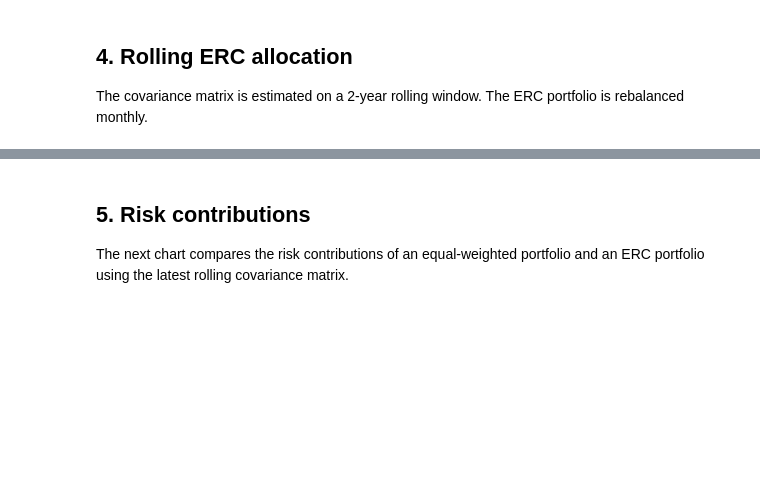
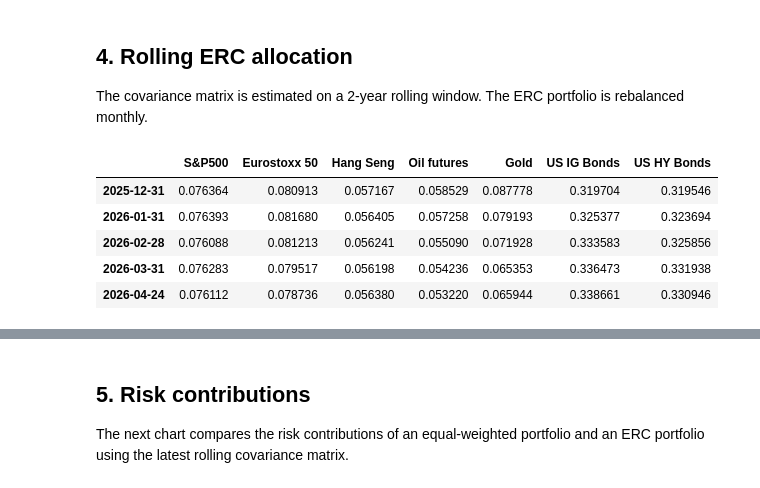
Before and after one commit to saadsch/EMIF, a Jupyter notebook: EMIF_Class12_ERC_DCC_betas_application.ipynb, the cells around one changed output, grey strips where cells are left out. Saved outputs shown, nothing was run; the diff lists cells and outputs as text; code cells hidden in the pictures; blank space fills up the shorter version.

```diff
--- a/EMIF_Class12_ERC_DCC_betas_application.ipynb
+++ b/EMIF_Class12_ERC_DCC_betas_application.ipynb
@@ -130,23 +153,30 @@ def erc_weights(cov, start=None):
 The covariance matrix is estimated on a 2-year rolling window. The ERC portfolio is rebalanced monthly.
 # %%
 ROLLING_COV_WINDOW = 252 * 2
-month_ends = returns.resample("M").last().index
+month_ends = returns.resample("ME").last().index
 
 weights = []
 previous = None
 for date in month_ends:
     if date < returns.index[ROLLING_COV_WINDOW]:
         continue
     loc = returns.index.searchsorted(date, side="right") - 1
     if loc < ROLLING_COV_WINDOW:
         continue
     cov = returns.iloc[loc - ROLLING_COV_WINDOW + 1:loc + 1].cov().values * ANNUALIZATION
     w = erc_weights(cov, previous)
     previous = w
     weights.append(pd.Series(w, index=assets, name=returns.index[loc]))
 
 weights = pd.DataFrame(weights)
 weights.tail()
+# %% [output]
+|  | S&P500 | Eurostoxx 50 | Hang Seng | Oil futures | Gold | US IG Bonds | US HY Bonds |
+| 2025-12-31 | 0.076364 | 0.080913 | 0.057167 | 0.058529 | 0.087778 | 0.319704 | 0.319546 |
+| 2026-01-31 | 0.076393 | 0.081680 | 0.056405 | 0.057258 | 0.079193 | 0.325377 | 0.323694 |
+| 2026-02-28 | 0.076088 | 0.081213 | 0.056241 | 0.055090 | 0.071928 | 0.333583 | 0.325856 |
+| 2026-03-31 | 0.076283 | 0.079517 | 0.056198 | 0.054236 | 0.065353 | 0.336473 | 0.331938 |
+| 2026-04-24 | 0.076112 | 0.078736 | 0.056380 | 0.053220 | 0.065944 | 0.338661 | 0.330946 |
 # %%
 fig, ax = plt.subplots(figsize=(12, 6))
 ax.stackplot(weights.index, [weights[a] for a in assets], labels=assets)
```
Also changed, not shown: parts of 15 cells of this notebook, 19 other files.
